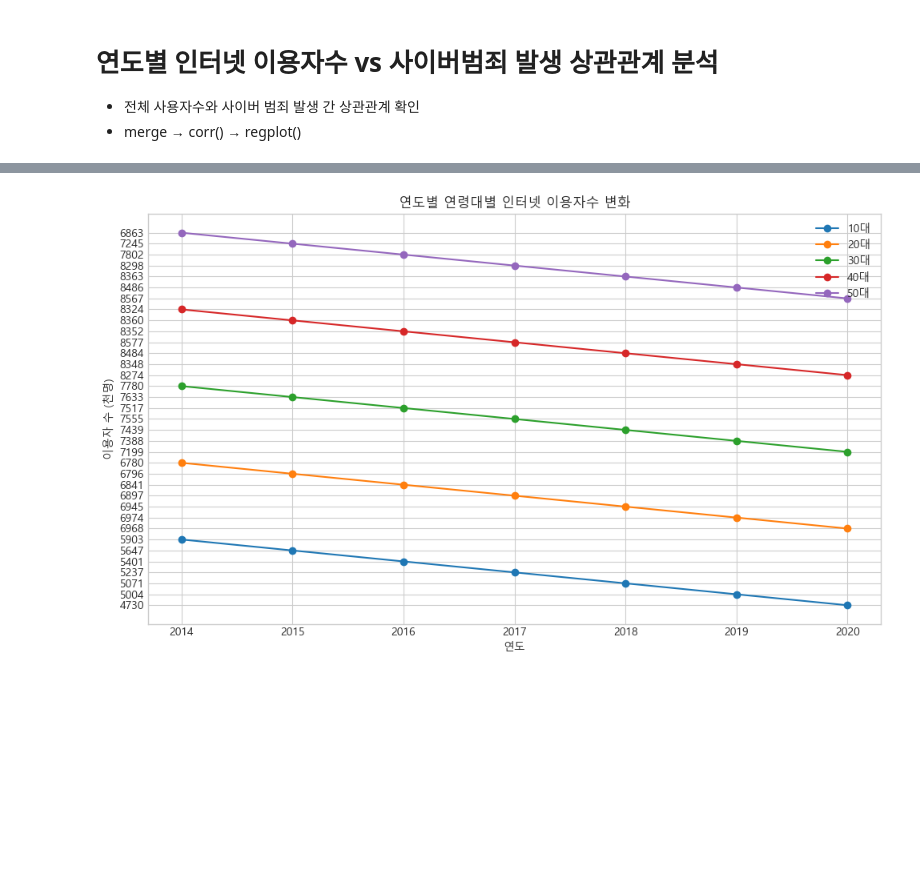
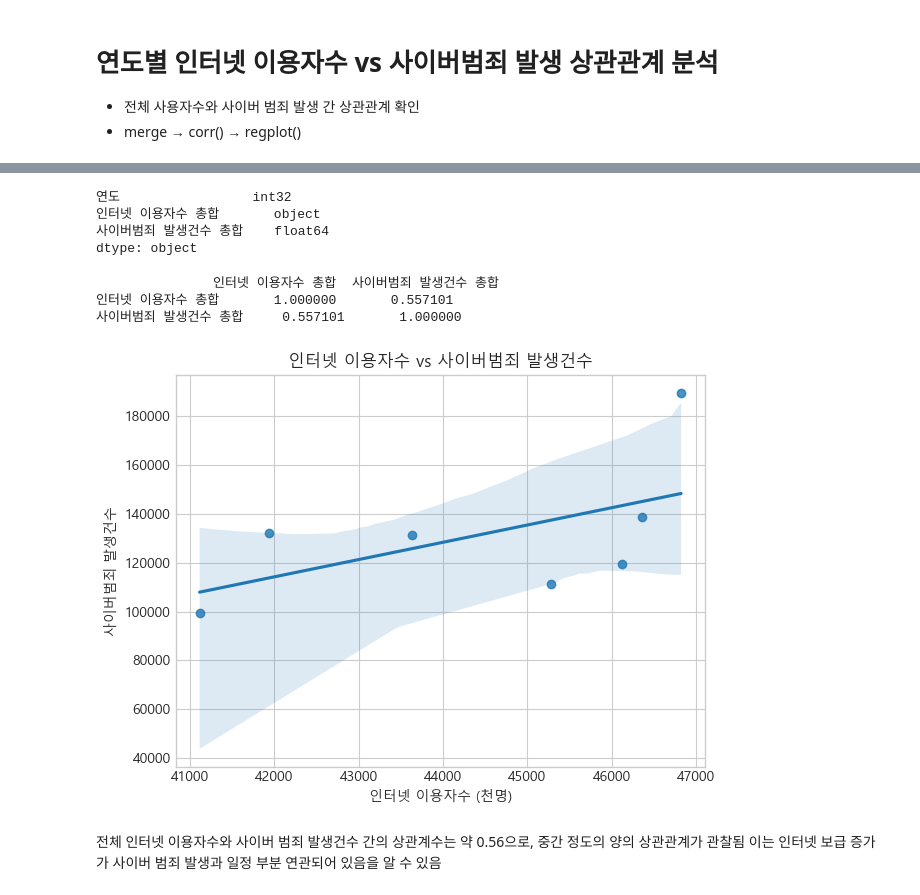
Before and after one commit to ppyoo1229/ML_Study, a Jupyter notebook: 산업공학실험/산업공학실험 과제_003_12226147_표채연_20250411_6주차과제.ipynb, the cells around one changed output, grey strips where cells are left out. Cells and saved outputs as stored; diff of their text form; code cells hidden in the pictures; blank space fills up the shorter version.

Commit message:
인터넷 이용자수 vs 사이버범죄 발생건수 상관관계 분석

```diff
--- a/산업공학실험/산업공학실험 과제_003_12226147_표채연_20250411_6주차과제.ipynb
+++ b/산업공학실험/산업공학실험 과제_003_12226147_표채연_20250411_6주차과제.ipynb
@@ -136,14 +145,15 @@ internet
 - 전체 사용자수와 사이버 범죄 발생 간 상관관계 확인
 - merge → corr() → regplot()
 # %%
-# 필요한 칼럼 복사해서 정리
-# 사이버 범죄 총 발생건수
+# 사이버 범죄중 발생건수만 빼고 총합구하기
 crime_total = crime[crime['구분'] == '발생건수'].copy()
-crime_total['총범죄건수'] = crime_total.iloc[:, 2:].sum(axis=1)
-crime_total = crime_total[['연도', '총범죄건수']].copy()
-crime_total['연도'] = crime_total['연도'].astype(int)
+crime_total['사이버범죄 발생건수 총합'] = crime_total.iloc[:, 2:].sum(axis=1)
+crime_total = crime_total[['연도', '사이버범죄 발생건수 총합']].copy()
 
-# 인터넷 이용자수 중 전체 이용자수만 추출
+# 인터넷 이용자수 전체 컬럼
 internet_total = internet[['연도', '전체']].copy()
-internet_total.columns = ['연도', '전체이용자수']
-internet_total['연도'] = internet_total['연도'].astype(int)
+internet_total.columns = ['연도', '인터넷 이용자수 총합']
+
+compare = pd.merge(internet_total, crime_total, on='연도')
+compare = compare.sort_values(by='연도')
+display(compare)
@@ -176,23 +175,32 @@ UFuncTypeError: ufunc 'multiply' did not contain a loop with signature matching
-# %%
-# 연령대별 인터넷 사용자수 변화
-# 연령대 컬럼만 추출 (이미 한글로 정리된 상태 기준)
-연령대컬럼 = ['10대', '20대', '30대', '40대', '50대']
-
-# 연도별 연령대 이용자수 데이터프레임 만들기
-age = internet[['연도'] + 연령대컬럼].copy()
-age['연도'] = age['연도'].astype(int)
-
-# 라인 그래프로 시각화
-plt.figure(figsize=(10, 6))
-for col in 연령대컬럼:
-    plt.plot(age['연도'], age[col], marker='o', label=col)
-
-plt.title('연도별 연령대별 인터넷 이용자수 변화')
-plt.xlabel('연도')
-plt.ylabel('이용자 수 (천명)')
-plt.legend()
-plt.grid(True)
-plt.tight_layout()
-plt.show()
-# %% [output]
-[figure, removed]
+# %%
+# FutureWarning: The default value of numeric_only in DataFrame.corr is deprecated.
+print(compare.dtypes)
+# corr()는 숫자형 컬럼끼리만 계산 가능
+# 숫자형 칼럼으로 바꿔줘야 함
+# %% [output]
+연도                 int32
+인터넷 이용자수 총합       object
+사이버범죄 발생건수 총합    float64
+dtype: object
+# %%
+compare['인터넷 이용자수 총합'] = pd.to_numeric(compare['인터넷 이용자수 총합'], errors='coerce')
+
+correlation = compare[['인터넷 이용자수 총합', '사이버범죄 발생건수 총합']].corr()
+print(correlation)
+# %% [output]
+               인터넷 이용자수 총합  사이버범죄 발생건수 총합
+인터넷 이용자수 총합       1.000000       0.557101
+사이버범죄 발생건수 총합     0.557101       1.000000
+# %%
+sns.regplot(x='인터넷 이용자수 총합', y='사이버범죄 발생건수 총합', data=compare)
+plt.title('인터넷 이용자수 vs 사이버범죄 발생건수')
+plt.xlabel('인터넷 이용자수 (천명)')
+plt.ylabel('사이버범죄 발생건수')
+plt.grid(True)
+plt.tight_layout()
+plt.show()
+# %% [output]
+[figure, added]
+# %% [markdown]
+전체 인터넷 이용자수와 사이버 범죄 발생건수 간의 상관계수는 약 0.56으로, 중간 정도의 양의 상관관계가 관찰됨
+이는 인터넷 보급 증가가 사이버 범죄 발생과 일정 부분 연관되어 있음을 알 수 있음
```
Also changed, not shown: parts of 5 cells of this notebook.
